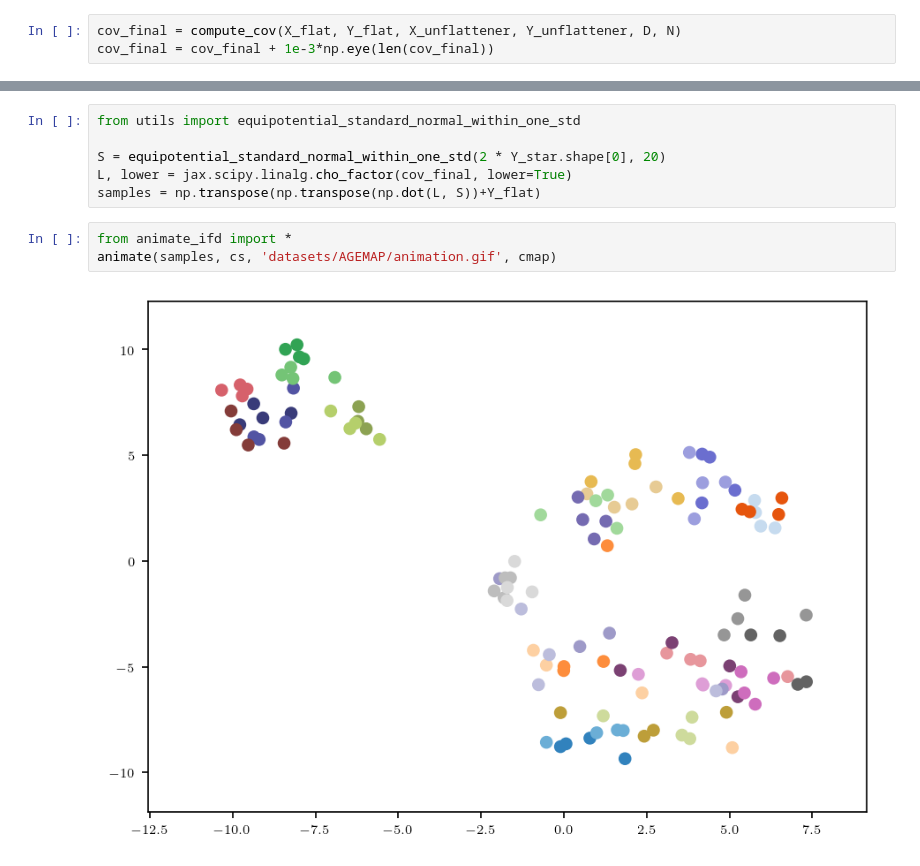
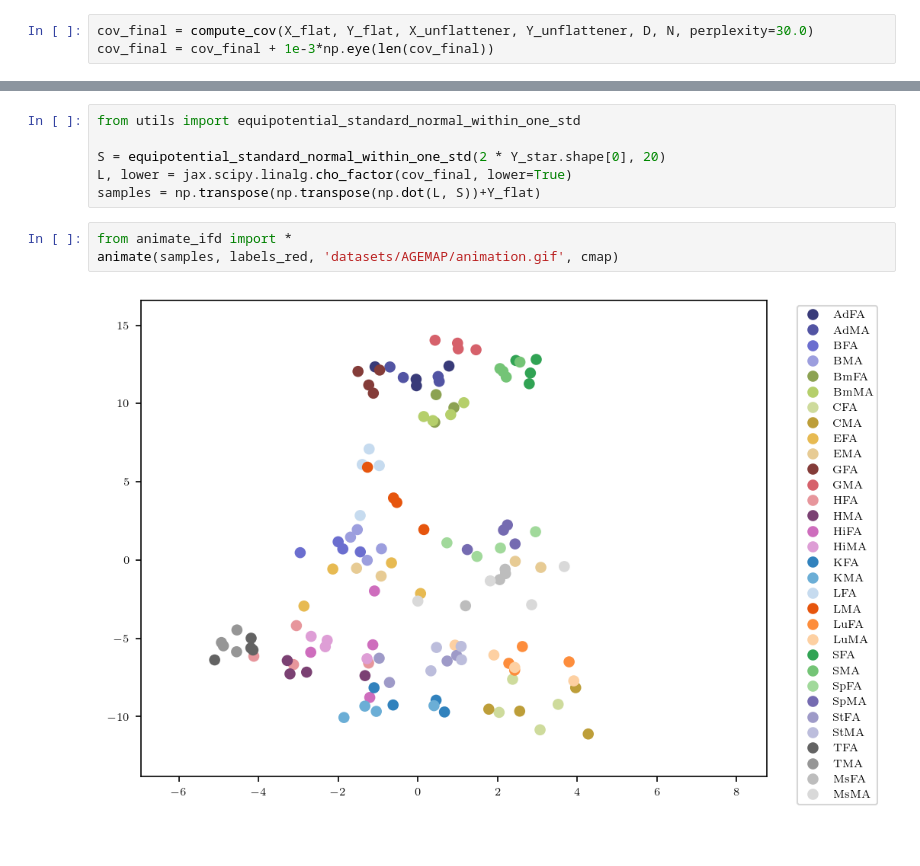
Before and after one commit to Integrative-Transcriptomics/tsne, a Jupyter notebook: diss/agemap_experiment.ipynb, the cells around one changed output, grey strips where cells are left out. Cells and saved outputs as stored; diff of their text form.

Commit message:
fix legend in animation

```diff
--- a/diss/agemap_experiment.ipynb
+++ b/diss/agemap_experiment.ipynb
@@ -120,5 +120,5 @@ plt.legend(handles=scatter.legend_elements(num=len(labels_set))[0], labels=label
 # %%
-cov_final = compute_cov(X_flat, Y_flat, X_unflattener, Y_unflattener, D, N)
+cov_final = compute_cov(X_flat, Y_flat, X_unflattener, Y_unflattener, D, N, perplexity=30.0)
 cov_final = cov_final + 1e-3*np.eye(len(cov_final))
 # %%
 plot_heatmap(cov_final)
@@ -133,9 +133,9 @@ L, lower = jax.scipy.linalg.cho_factor(cov_final, lower=True)
 samples = np.transpose(np.transpose(np.dot(L, S))+Y_flat)
 # %%
 from animate_ifd import *
-animate(samples, cs, 'datasets/AGEMAP/animation.gif', cmap)
+animate(samples, labels_red, 'datasets/AGEMAP/animation.gif', cmap)
 # %% [output]
-[figure, old version]
+[figure, new version]
 # %%
 draw_and_plot_samples(Y_flat, Y_unflattener, cov_final, 100, 'datasets/AGEMAP/tnse_distr.pdf', cmap)
 # %% [output]
```
Also changed, not shown: parts of 5 cells of this notebook, 3 other files.
